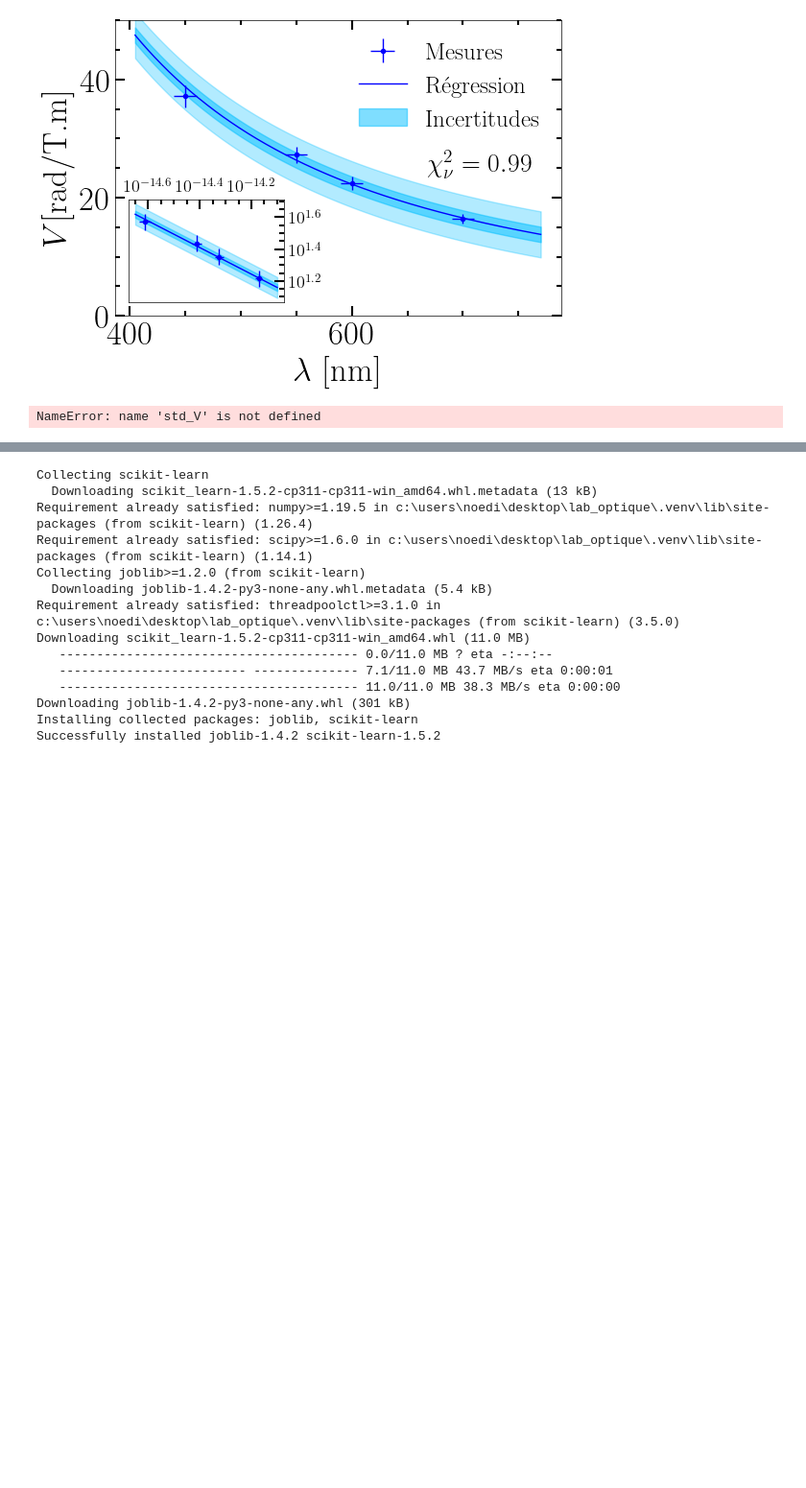
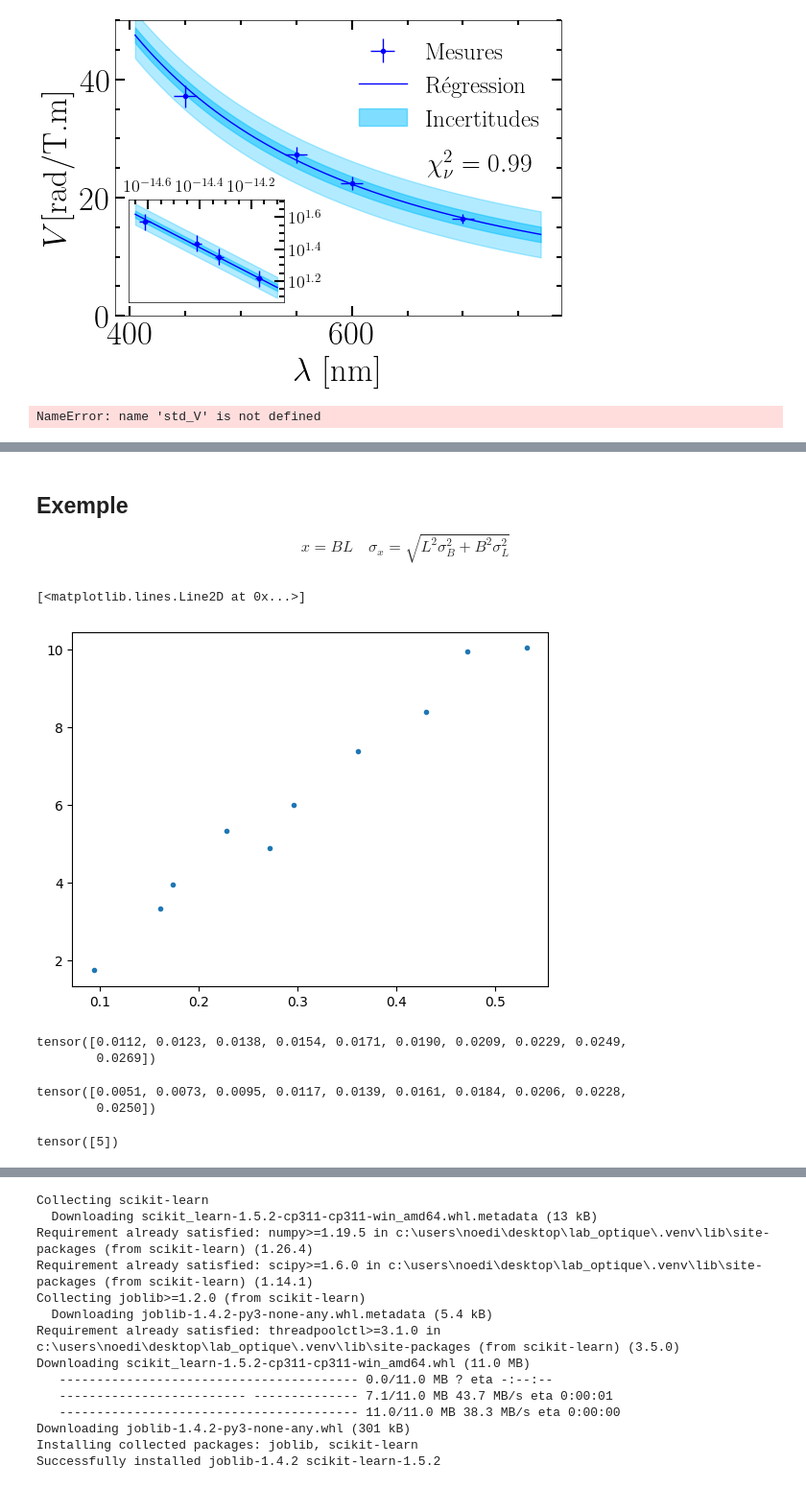
Before and after one commit to EnceladeCandy/phy3040, a Jupyter notebook: notebooks/faraday.ipynb, the cells around one changed output, grey strips where cells are left out. Shown at 96% size. Drawn from its saved outputs; the diff is of its cells as text; code cells hidden in the pictures; blank space fills up the shorter version.

```diff
--- a/notebooks/faraday.ipynb
+++ b/notebooks/faraday.ipynb
@@ -1102,0 +1089,20 @@ Successfully installed arviz-0.20.0 cachetools-5.5.0 cloudpickle-3.1.0 cons-0.4.
+# %% [markdown]
+## Exemple
+
+$$
+x = BL \quad \sigma_x = \sqrt{L^2 \sigma_B^2  + B^2 \sigma_L^2}
+$$
+# %%
+import torch
+
+V_truth = 5
+L = 10e-2
+B = torch.linspace(1, 5, 10)
+V = 20
+std_L = 0.5e-2
+std_B = 0.1
+std_x_noise = torch.sqrt(L ** 2 * std_B ** 2 + B ** 2 * std_L ** 2)
+std_y_noise = 0.5
+x = L * B
+x_obs = x + std_x_noise * torch.randn_like(x)
+y_obs = V * x + std_y_noise * torch.randn_like(x)
@@ -1102,0 +1112,20 @@ Successfully installed arviz-0.20.0 cachetools-5.5.0 cloudpickle-3.1.0 cons-0.4.
+# %%
+import matplotlib.pyplot as plt
+plt.plot(x_obs, y_obs, ".")
+# %% [output]
+[<matplotlib.lines.Line2D at 0x...>]
+[figure, added]
+# %%
+std_x
+# %% [output]
+tensor([0.0112, 0.0123, 0.0138, 0.0154, 0.0171, 0.0190, 0.0209, 0.0229, 0.0249,
+        0.0269])
+# %%
+std_x
+# %% [output]
+tensor([0.0051, 0.0073, 0.0095, 0.0117, 0.0139, 0.0161, 0.0184, 0.0206, 0.0228,
+        0.0250])
+# %%
+x
+# %% [output]
+tensor([5])
```
Also changed, not shown: parts of 5 cells of this notebook.
